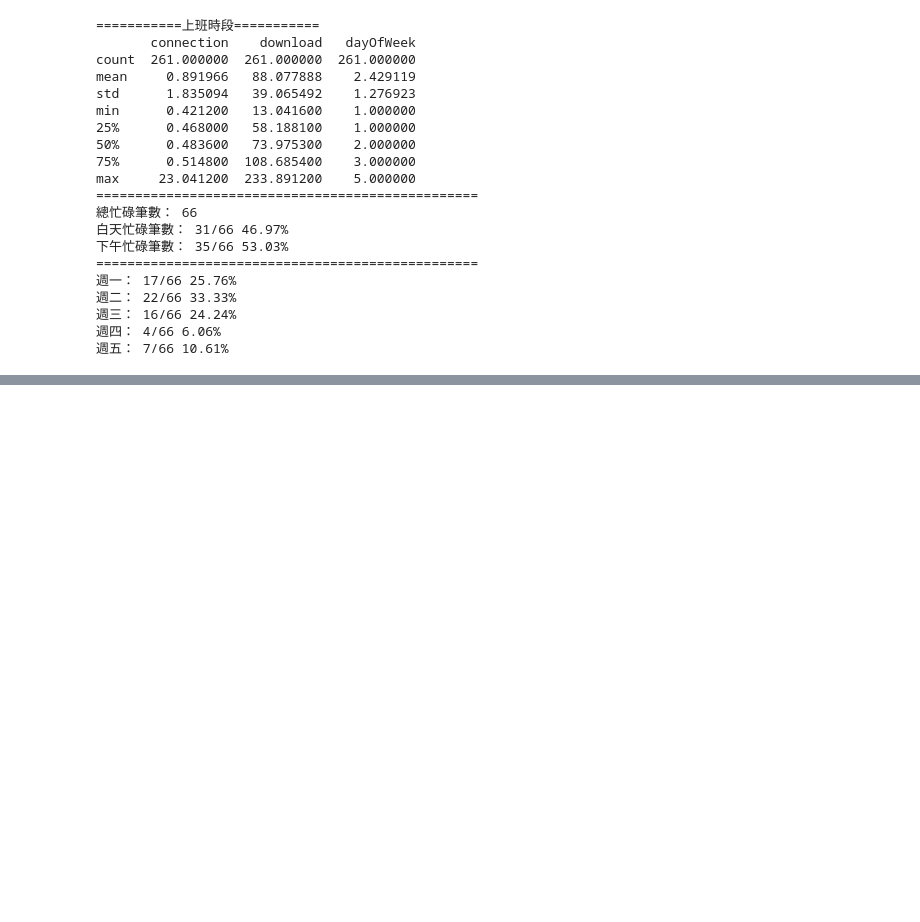
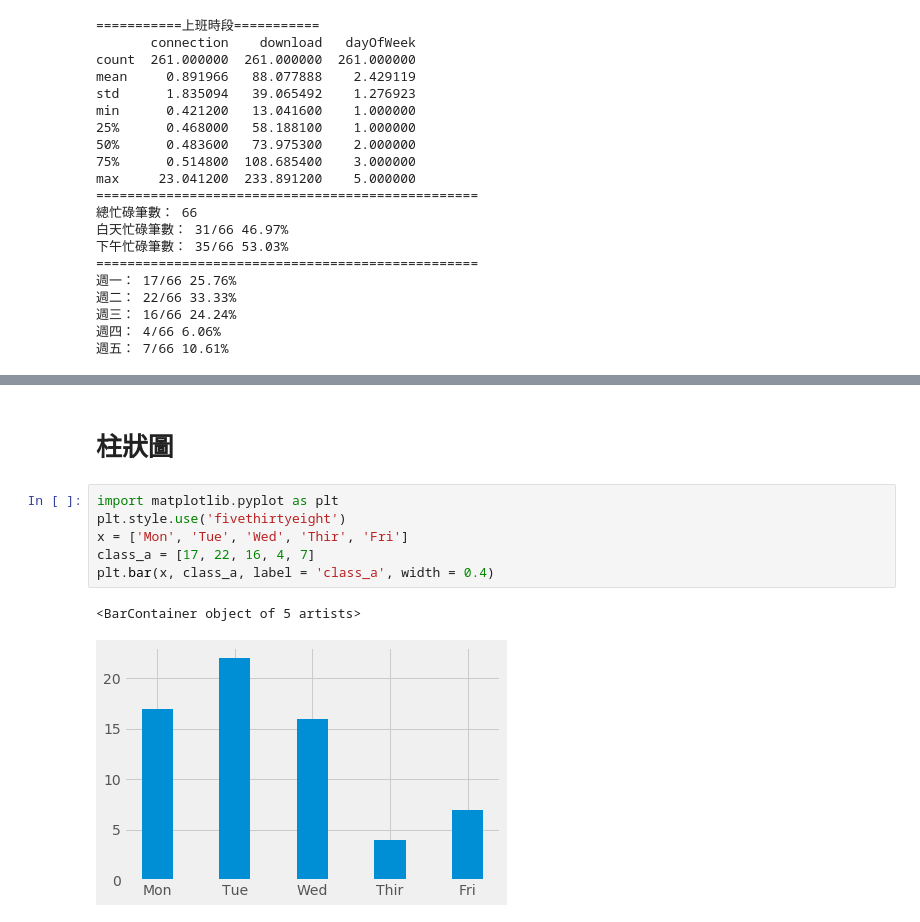
Before and after one commit to draguitar/ftpLogAnalysis, a Jupyter notebook: ftp_analysis.ipynb, the cells around one changed output, grey strips where cells are left out. Drawn from its saved outputs; the diff is of its cells as text; blank space fills up the shorter version.

```diff
--- a/ftp_analysis.ipynb
+++ b/ftp_analysis.ipynb
@@ -179,0 +188,11 @@ df_night_busy.to_csv('df_night_busy.csv',index=False)
+# %% [markdown]
+# 柱狀圖
+# %%
+import matplotlib.pyplot as plt
+plt.style.use('fivethirtyeight')
+x = ['Mon', 'Tue', 'Wed', 'Thir', 'Fri']
+class_a = [17, 22, 16, 4, 7]
+plt.bar(x, class_a, label = 'class_a', width = 0.4)
+# %% [output]
+<BarContainer object of 5 artists>
+[figure, added]
```
Also changed, not shown: parts of 18 cells of this notebook, 9 other files.
